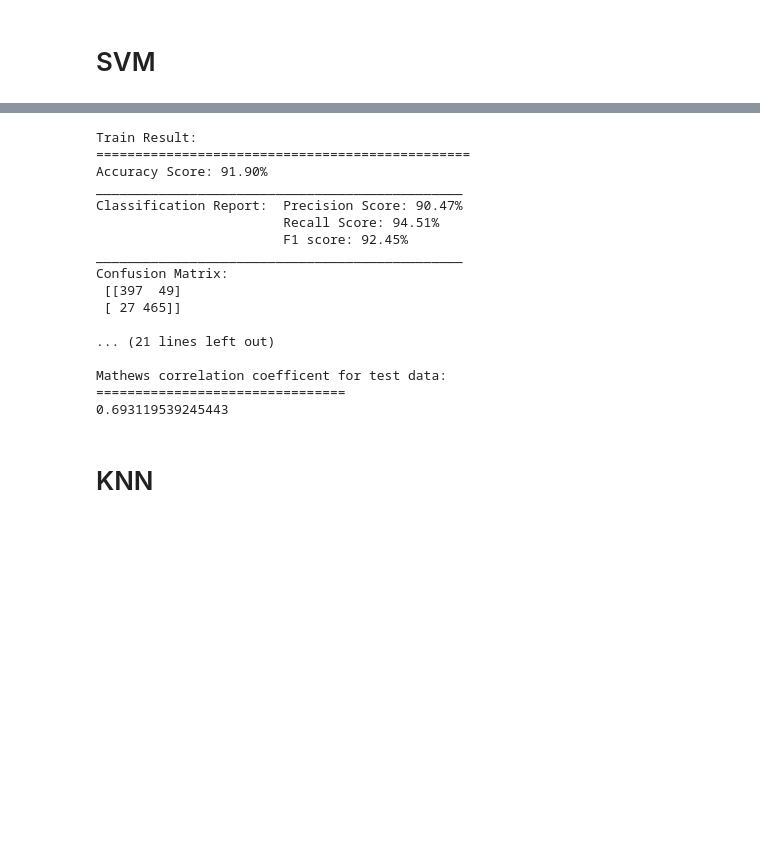
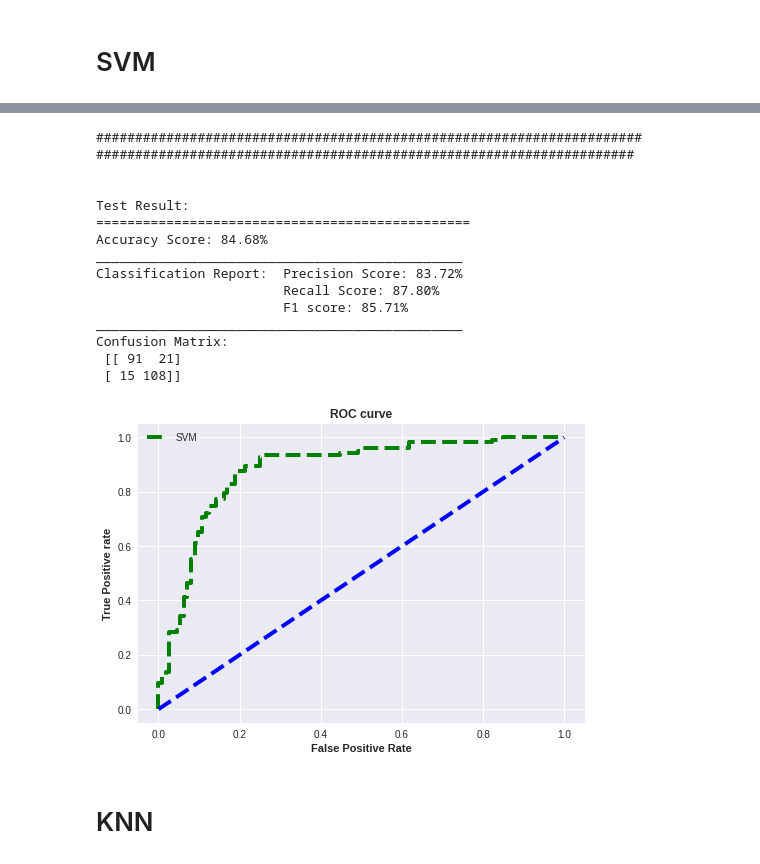
Before and after one commit to northcampus-university-of-kashmir/Heart-Disease-Detection-System, a Jupyter notebook: New dataset/for_new_dataset.ipynb, the cells around one changed output, grey strips where cells are left out. Saved outputs shown, nothing was run; the diff lists cells and outputs as text; code cells hidden in the pictures; blank space fills up the shorter version.

```diff
--- a/New dataset/for_new_dataset.ipynb
+++ b/New dataset/for_new_dataset.ipynb
@@ -865,24 +919,23 @@ SVC(C=100, gamma=0.1)
 # %%
-print_score("SVM",svm1, X_train, y_train, X_test, y_test, train=True)
-print_score("SVM",svm1, X_train, y_train, X_test, y_test, train=False)
+#print_score("SVM",svm1, X_train, y_train, X_test, y_test, train=True)
+print_score("SVM",svm1, X_train, y_train, X_test, y_test)
 # %% [output]
-Train Result:
+######################################################################
+#####################################################################
+
+
+Test Result:
 ================================================
-Accuracy Score: 91.90%
+Accuracy Score: 84.68%
 _______________________________________________
-Classification Report:  Precision Score: 90.47%
-                        Recall Score: 94.51%
-                        F1 score: 92.45%
+Classification Report:  Precision Score: 83.72%
+                        Recall Score: 87.80%
+                        F1 score: 85.71%
 _______________________________________________
 Confusion Matrix:
- [[397  49]
- [ 27 465]]
-
-... (21 lines left out)
-
-Mathews correlation coefficent for test data:
-================================
-0.693119539245443
+ [[ 91  21]
+ [ 15 108]]
+[figure, added]
 # %% [markdown]
 # KNN
 # %%
```
Also changed, not shown: parts of 30 cells of this notebook, 1 other file.
